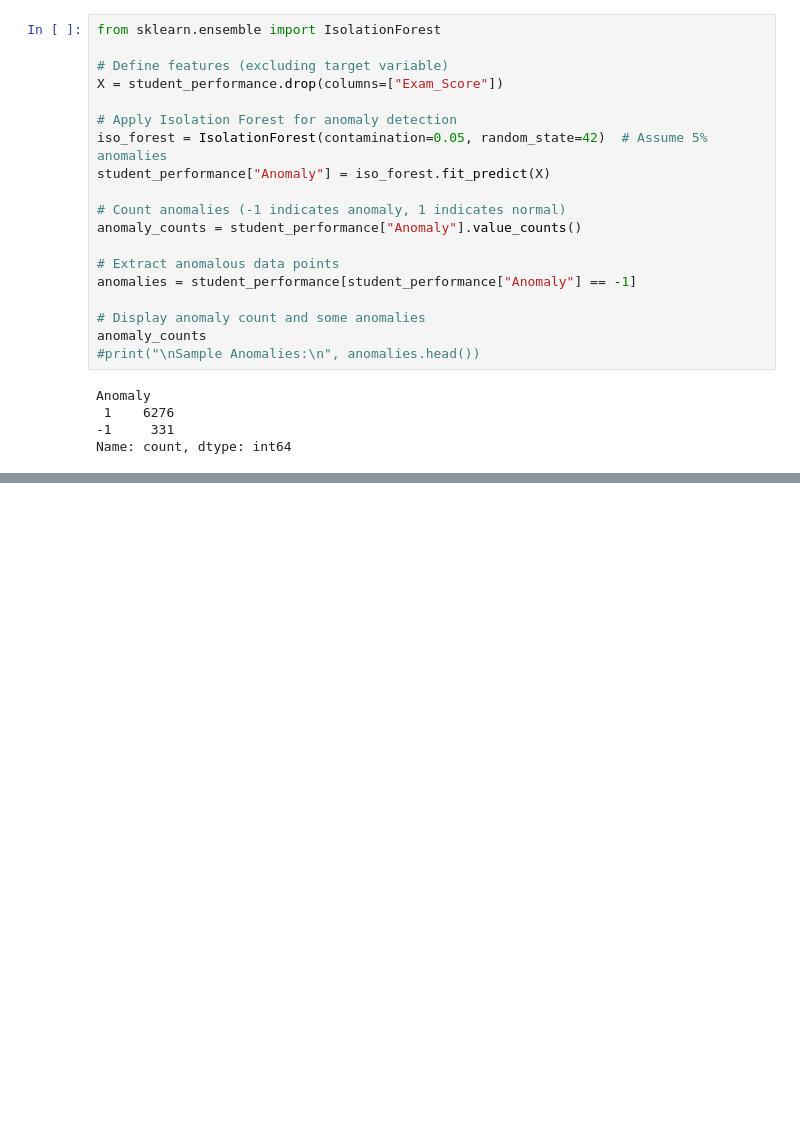
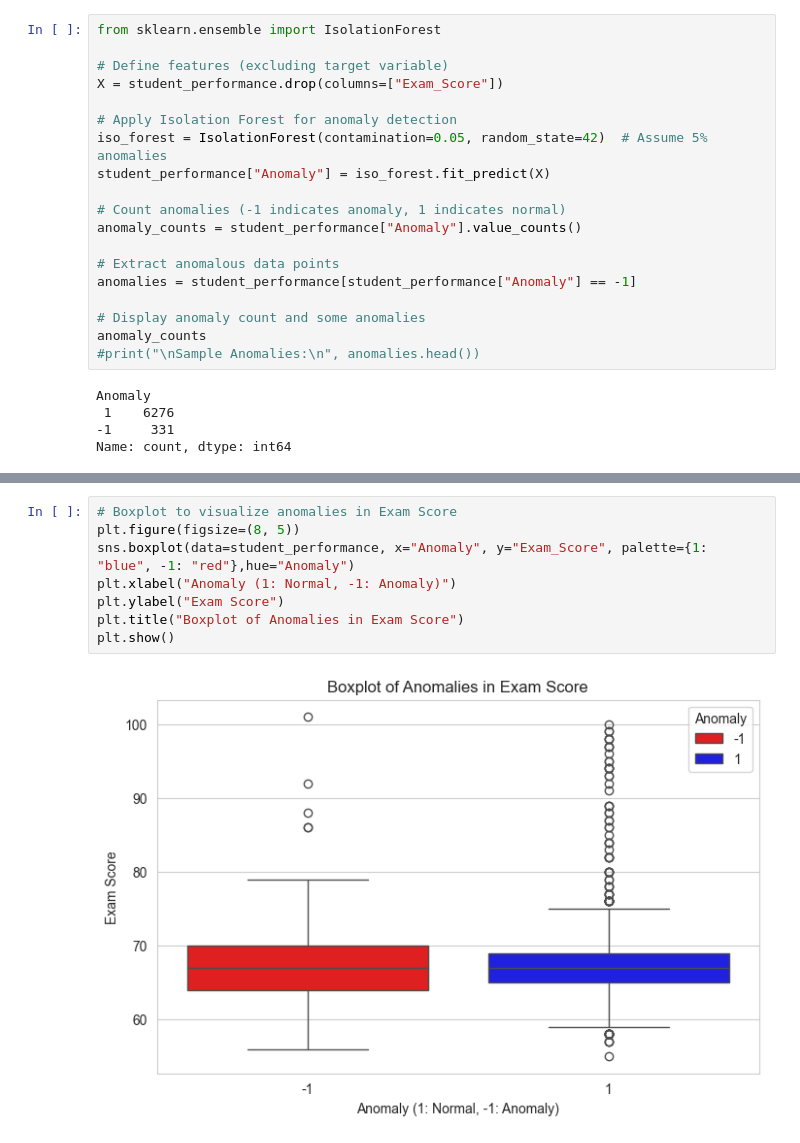
Before and after one commit to lucaskojo02/Students_Performance_Data_Analysis, a Jupyter notebook: Untitled17.ipynb, the cells around one changed output, grey strips where cells are left out. Drawn from its saved outputs; the diff is of its cells as text; blank space fills up the shorter version.

```diff
--- a/Untitled17.ipynb
+++ b/Untitled17.ipynb
@@ -292,0 +326,10 @@ Name: count, dtype: int64
+# %%
+# Boxplot to visualize anomalies in Exam Score
+plt.figure(figsize=(8, 5))
+sns.boxplot(data=student_performance, x="Anomaly", y="Exam_Score", palette={1: "blue", -1: "red"},hue="Anomaly")
+plt.xlabel("Anomaly (1: Normal, -1: Anomaly)")
+plt.ylabel("Exam Score")
+plt.title("Boxplot of Anomalies in Exam Score")
+plt.show()
+# %% [output]
+[figure, added]
```
Also changed, not shown: parts of 4 cells of this notebook.
